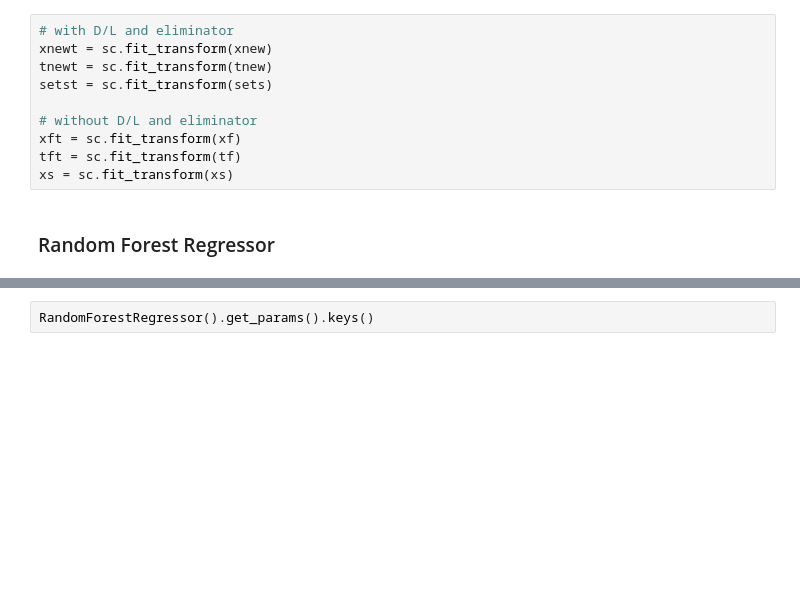
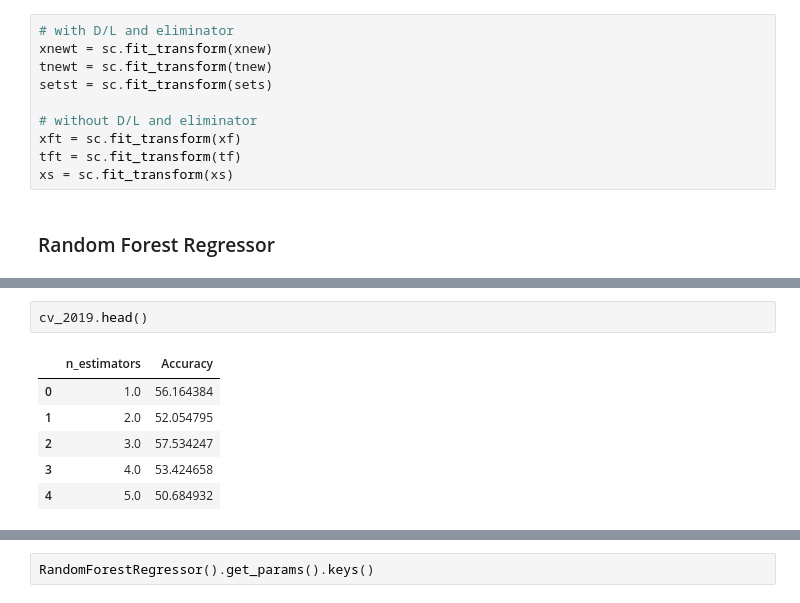
Before and after one commit to UtkarshAIITB/IPL-Data-Analysis, a Jupyter notebook: ML_models.ipynb, the cells around one changed output, grey strips where cells are left out. Drawn from its saved outputs; the diff is of its cells as text; blank space fills up the shorter version.

```diff
--- a/ML_models.ipynb
+++ b/ML_models.ipynb
@@ -536,0 +576,9 @@ R2 score: 0.7830021921848325 MSE: 241.65832440062118
+# %%
+cv_2019.head()
+# %% [output]
+|  | n_estimators | Accuracy |
+| 0 | 1.0 | 56.164384 |
+| 1 | 2.0 | 52.054795 |
+| 2 | 3.0 | 57.534247 |
+| 3 | 4.0 | 53.424658 |
+| 4 | 5.0 | 50.684932 |
```
Also changed, not shown: parts of 32 cells of this notebook.
